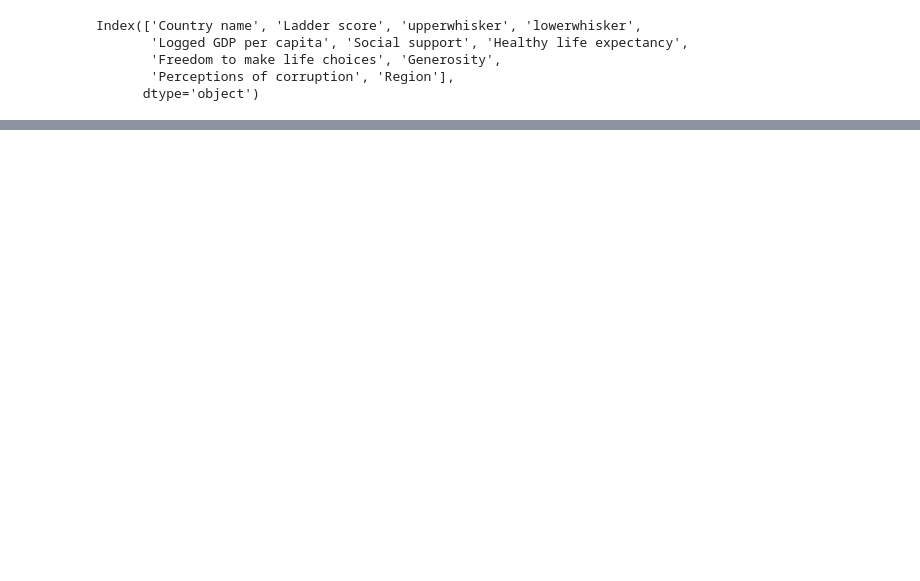
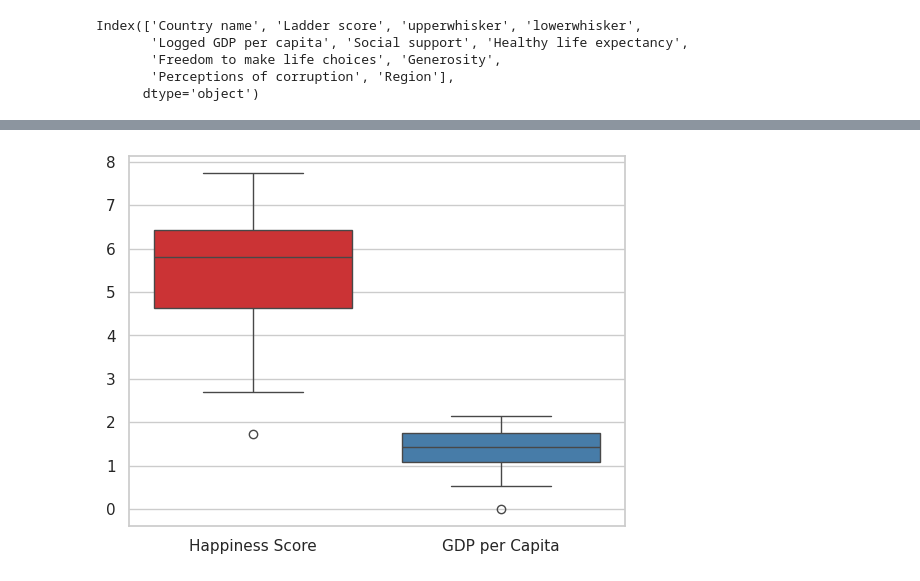
Before and after one commit to sbogde/pandamonium, a Jupyter notebook: dmi_01_world_happiness_report_01.ipynb, the cells around one changed output, grey strips where cells are left out. Saved outputs shown, nothing was run; the diff lists cells and outputs as text; code cells hidden in the pictures; blank space fills up the shorter version.

```diff
--- a/dmi_01_world_happiness_report_01.ipynb
+++ b/dmi_01_world_happiness_report_01.ipynb
@@ -240,0 +257,14 @@ Countries in Africa: Libya, Mauritius, South Africa, Algeria, Mozambique, Gabon,
+# %%
+list_features = ["Ladder score", "Logged GDP per capita"]
+sns.boxplot(data = df.loc[:, list_features], orient = "v", palette = "Set1")
+
+rename_map = {
+    'Ladder score': 'Happiness Score',
+    'Logged GDP per capita': 'GDP per Capita',
+}
+short_labels = [rename_map.get(col, col) for col in list_features]
+plt.xticks(ticks=range(len(list_features)), labels=short_labels)
+
+plt.show()
+# %% [output]
+[figure, added]
```
Also changed, not shown: parts of 9 cells of this notebook.
